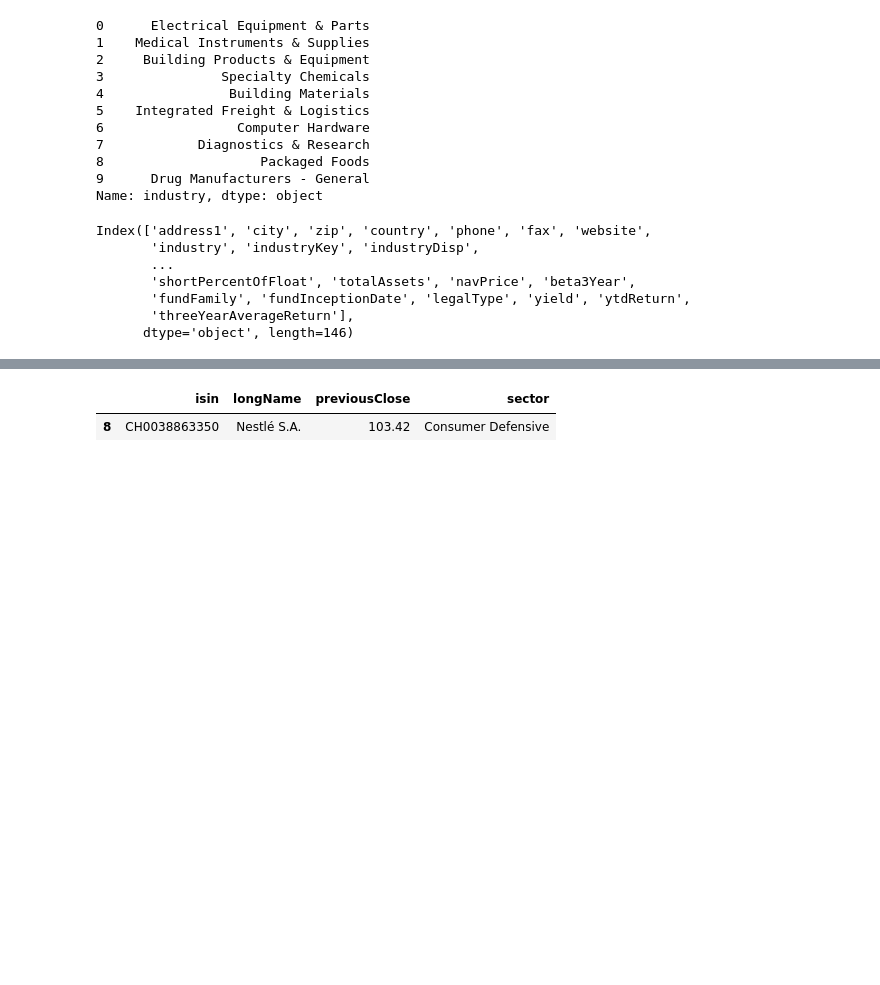
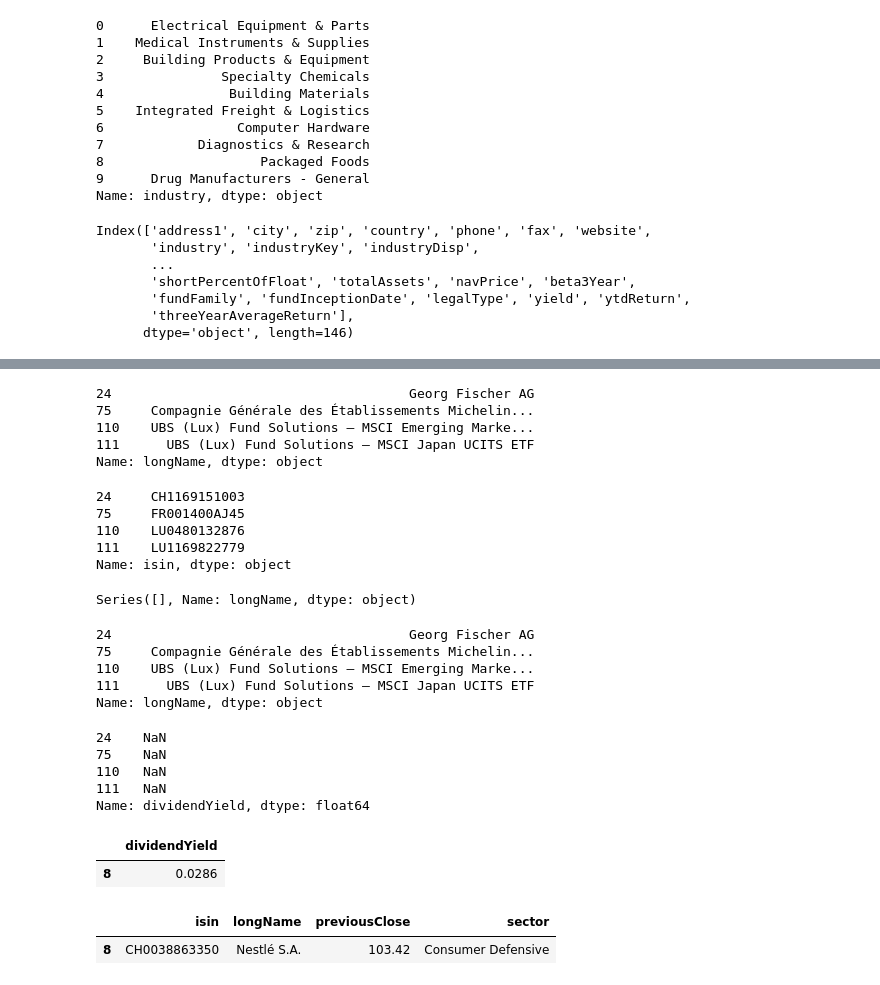
Before and after one commit to glaand/personal-investment-recommender, a Jupyter notebook: analysis/raffi_test.ipynb, the cells around one changed output, grey strips where cells are left out. Saved outputs shown, nothing was run; the diff lists cells and outputs as text; code cells hidden in the pictures; blank space fills up the shorter version.

```diff
--- a/analysis/raffi_test.ipynb
+++ b/analysis/raffi_test.ipynb
@@ -192,3 +744,45 @@ portfolio
+# %%
+# Titel ohne country
+stock_info[stock_info['country'].isna()]['longName']
+# %% [output]
+24                                      Georg Fischer AG
+75     Compagnie Générale des Établissements Michelin...
+110    UBS (Lux) Fund Solutions – MSCI Emerging Marke...
+111      UBS (Lux) Fund Solutions – MSCI Japan UCITS ETF
+Name: longName, dtype: object
+# %%
+stock_info[stock_info['sector'].isna()]['isin']
+# %% [output]
+24     CH1169151003
+75     FR001400AJ45
+110    LU0480132876
+111    LU1169822779
+Name: isin, dtype: object
+# %%
+stock_info[stock_info['previousClose'].isna()]['longName']
+# %% [output]
+Series([], Name: longName, dtype: object)
+# %%
+stock_info[stock_info['industry'].isna()]['longName']
+# %% [output]
+24                                      Georg Fischer AG
+75     Compagnie Générale des Établissements Michelin...
+110    UBS (Lux) Fund Solutions – MSCI Emerging Marke...
+111      UBS (Lux) Fund Solutions – MSCI Japan UCITS ETF
+Name: longName, dtype: object
+# %%
+stock_info[stock_info['industry'].isna()]['dividendYield']
+# %% [output]
+24    NaN
+75    NaN
+110   NaN
+111   NaN
+Name: dividendYield, dtype: float64
+# %%
+stock_info.loc[stock_info['isin'] == 'CH0038863350', ['dividendYield']]
+# %% [output]
+|  | dividendYield |
+| 8 | 0.0286 |
 # %%
 nesn_data = stock_info.loc[stock_info['isin'] == 'CH0038863350', ['isin', 'longName', 'previousClose', 'sector']]
 nesn_data
```
Also changed, not shown: parts of 34 cells of this notebook.
